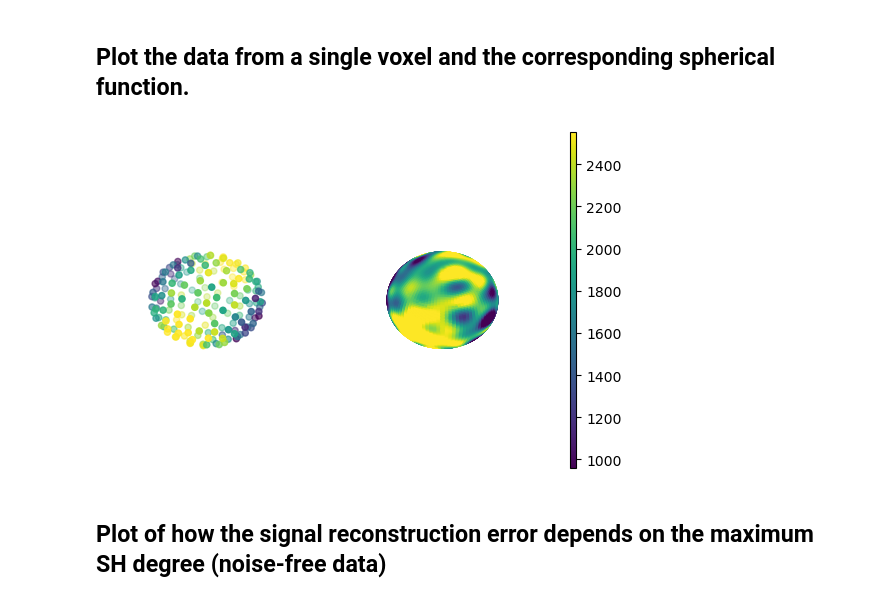
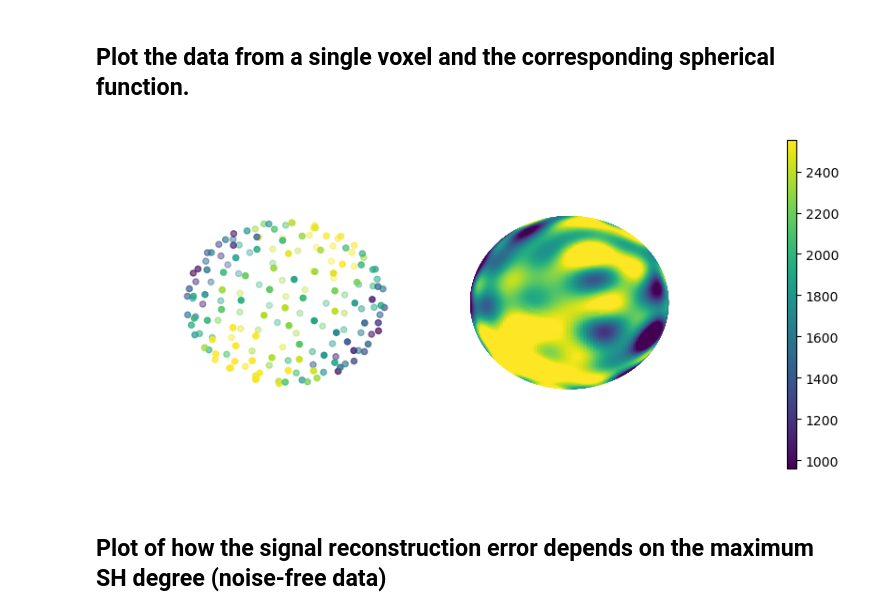
Before and after one commit to AlesRessler/AlesMScProject, a Jupyter notebook: 06 Spherical harmonics visualisation.ipynb, the cells around one changed output. Drawn from its saved outputs; the diff is of its cells as text; code cells hidden in the pictures.

Commit message:
Increased figure size

```diff
--- a/06 Spherical harmonics visualisation.ipynb
+++ b/06 Spherical harmonics visualisation.ipynb
@@ -127,31 +128,33 @@ plt.show()
 ## Plot the data from a single voxel and the corresponding spherical function.
 # %%
 #%matplotlib qt
-fig = plt.figure()
+fig = plt.figure(figsize=(10,5))
+fig.subplots_adjust(left=None, bottom=None, right=None, top=None, wspace=-0.19, hspace=None)
+
 ax = fig.add_subplot(121, projection="3d")
 ax.scatter(qhat[0],qhat[1],qhat[2],c=voxel,vmin=1000,vmax=2000,cmap='viridis')
 ax.set_axis_off()
 
 max_value = np.max(voxel)
 min_value = np.min(voxel)
 
 cmap = plt.cm.viridis
 normalization = Normalize(vmin=min_value, vmax=max_value)
 sm = cm.ScalarMappable(cmap=cmap, norm=normalization)
 
-x, y, z, fcolors = get_spherical_function_values_from_spherical_expansion(all_expansion_coefficients[12],12,resolution=100,min_value=1000,max_value=2000)
+x, y, z, fcolors = get_spherical_function_values_from_spherical_expansion(all_expansion_coefficients[12],12,resolution=200,min_value=1000,max_value=2000)
 
 ax2 = fig.add_subplot(122, projection='3d')
 ax2.plot_surface(x, y, z,  rstride=1, cstride=1, facecolors=cm.viridis(fcolors), shade=False)
 ax2.set_axis_off()
 
 fig.subplots_adjust(right=0.8)
 cbar_ax = fig.add_axes([0.85, 0.15, 0.01, 0.7])
 cbar = fig.colorbar(sm, ax=[ax,ax2], cax=cbar_ax)
 
 plt.show()
 # %% [output]
-[figure, old version]
+[figure, new version]
 # %% [markdown]
 ## Plot of how the signal reconstruction error depends on the maximum SH degree (noise-free data)
 # %% [markdown]
```
Also changed, not shown: parts of 1 cell of this notebook.
